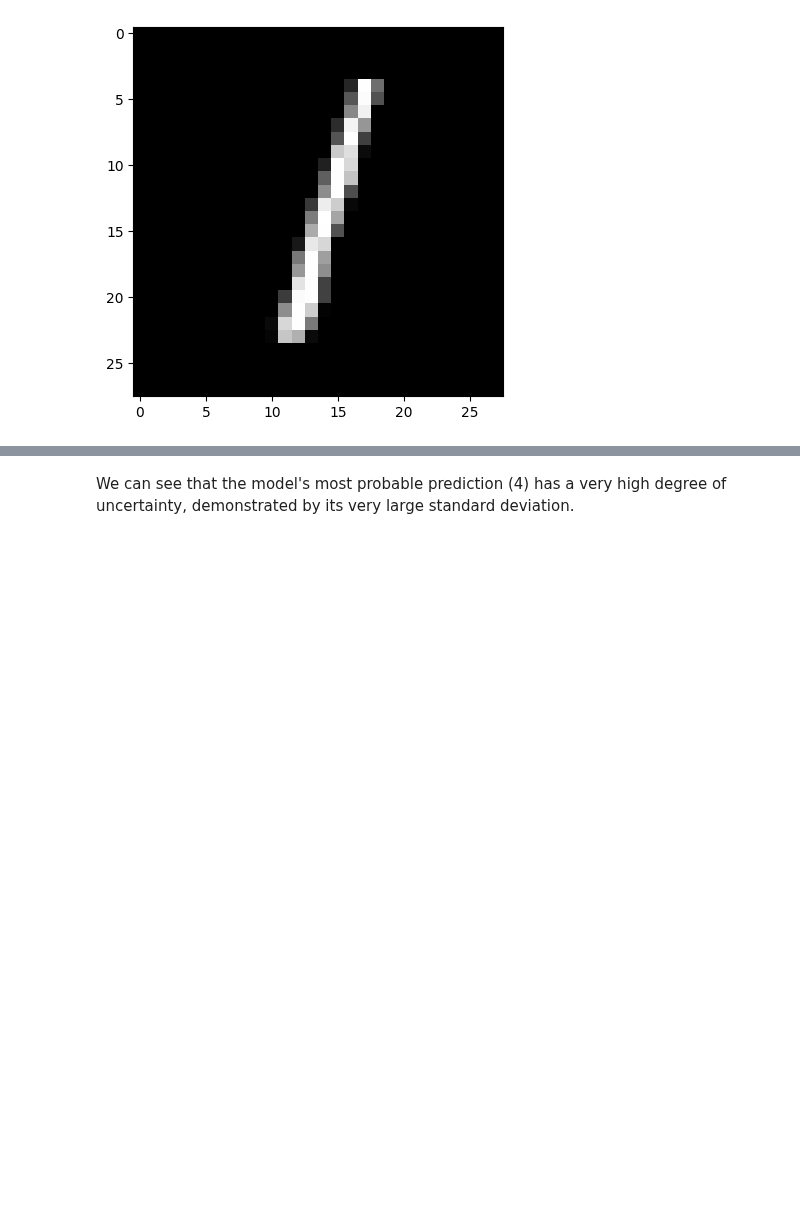
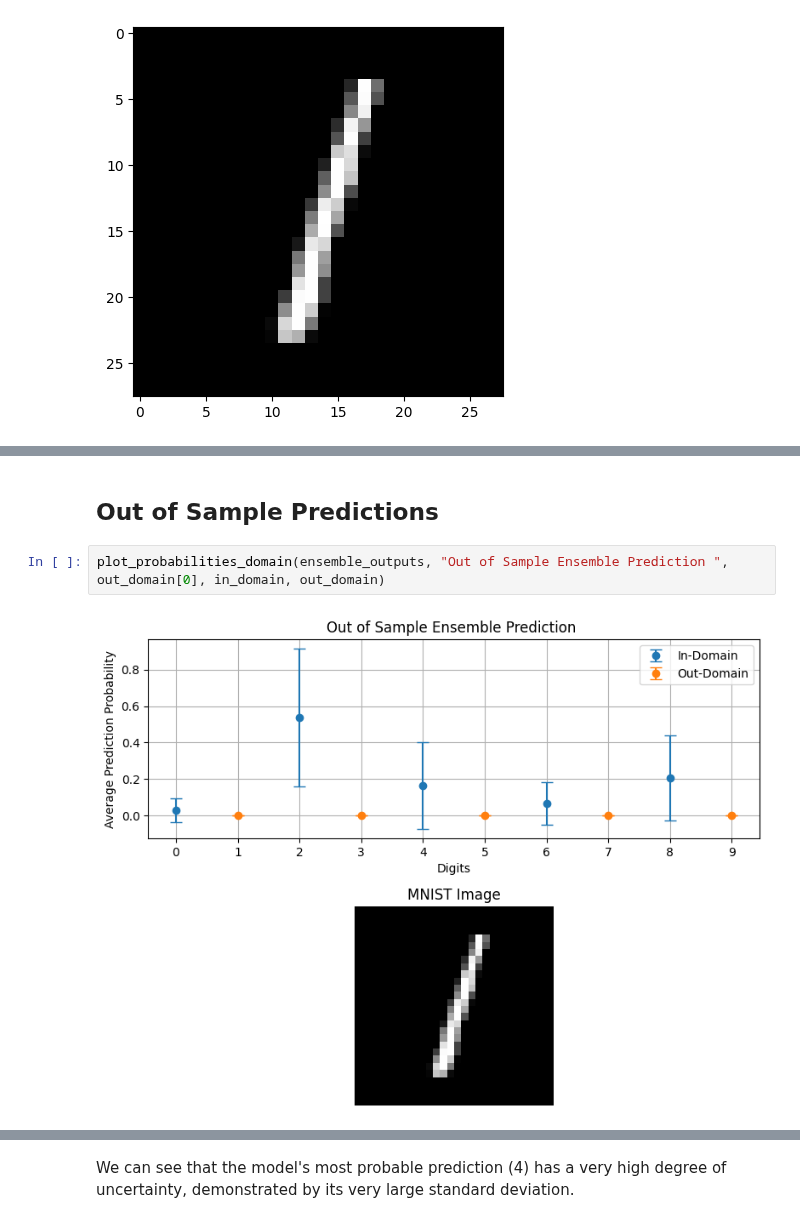
Before and after one commit to lbai-lab/push, a Jupyter notebook: docs/source/tutorials/02_Uncertainty_Quantification/domain.ipynb, the cells around one changed output, grey strips where cells are left out. Drawn from its saved outputs; the diff is of its cells as text; blank space fills up the shorter version.

```diff
--- a/docs/source/tutorials/02_Uncertainty_Quantification/domain.ipynb
+++ b/docs/source/tutorials/02_Uncertainty_Quantification/domain.ipynb
@@ -326,4 +294,10 @@ def plot_probabilities_oos(outputs, title, number):
     plt.tight_layout()
 
     plt.show()
+# %% [markdown]
+## Out of Sample Predictions
+# %%
+plot_probabilities_domain(ensemble_outputs, "Out of Sample Ensemble Prediction ", out_domain[0], in_domain, out_domain)
+# %% [output]
+[figure, added]
 # %%
```
Also changed, not shown: parts of 24 cells of this notebook.
